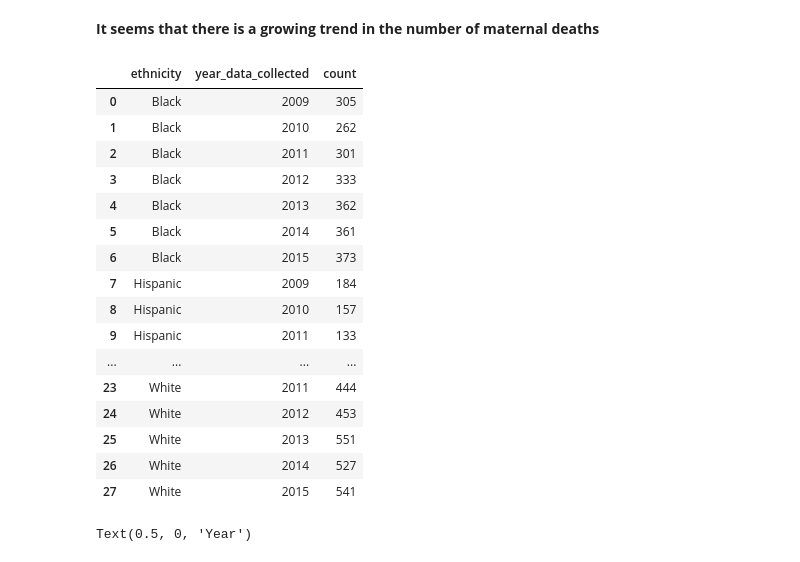
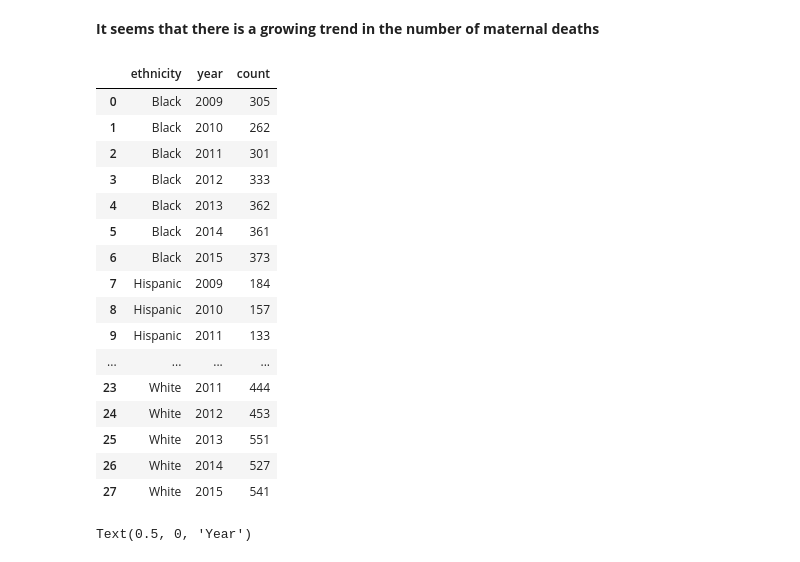
Before and after one commit to andrezafeu/maternal_mortality, a Jupyter notebook: EDA.ipynb, the cells around one changed output. Saved outputs shown, nothing was run; the diff lists cells and outputs as text; code cells hidden in the pictures.

```diff
--- a/EDA.ipynb
+++ b/EDA.ipynb
@@ -305,12 +311,12 @@ deaths_by_year.plot.line()
 # %% [markdown]
 **It seems that there is a growing trend in the number of maternal deaths**
 # %%
-df_grouped_by_ethnicity_and_year = df.groupby(['ethnicity', 'year_data_collected']).size()
+df_grouped_by_ethnicity_and_year = df.groupby(['ethnicity', 'year']).size()
 df_grouped_by_ethnicity_and_year = df_grouped_by_ethnicity_and_year.reset_index()
 df_grouped_by_ethnicity_and_year = df_grouped_by_ethnicity_and_year.rename(columns={0:'count'})
 df_grouped_by_ethnicity_and_year
 # %% [output]
-|  | ethnicity | year_data_collected | count |
+|  | ethnicity | year | count |
 | 0 | Black | 2009 | 305 |
 | 1 | Black | 2010 | 262 |
 | 2 | Black | 2011 | 301 |
```
Also changed, not shown: parts of 38 cells of this notebook, 2 other files.
